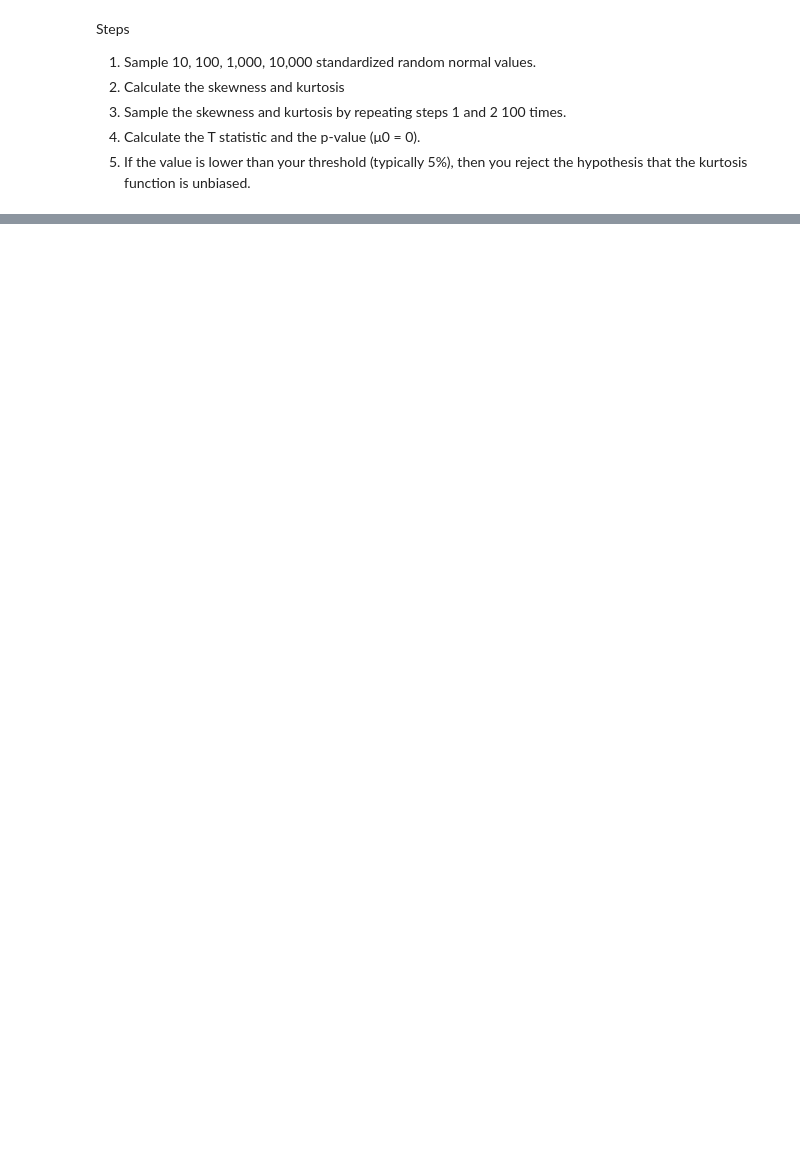
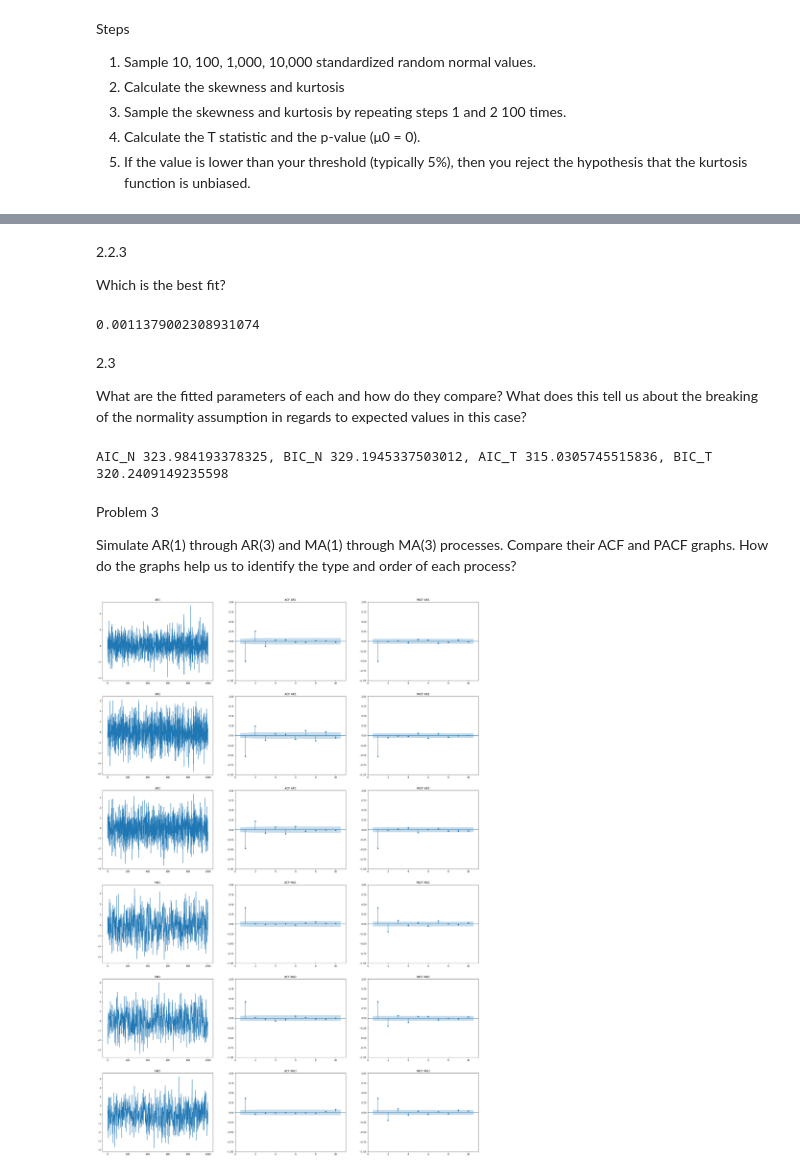
Before and after one commit to PWang23/Fintech545, a Jupyter notebook: Week02/Week2Project.ipynb, the cells around one changed output, grey strips where cells are left out. Drawn from its saved outputs; the diff is of its cells as text; code cells hidden in the pictures; blank space fills up the shorter version.

```diff
--- a/Week02/Week2Project.ipynb
+++ b/Week02/Week2Project.ipynb
@@ -57,0 +179,4 @@ Fail to reject the null hypothesis.
+# %% [markdown]
+2.2.3
+
+Which is the best fit?
@@ -57,0 +191,52 @@ Fail to reject the null hypothesis.
+# %%
+R_Square_Norm = R_Square(x, y, mle_norm_model.x[0], mle_norm_model.x[1])
+R_Square_T = R_Square(x, y, mle_t_model.x[0], mle_t_model.x[1])
+print(R_Square_Norm - R_Square_T)
+# %% [output]
+0.0011379002308931074
+# %% [markdown]
+2.3
+
+What are the fitted parameters of each and how do they compare? What does this tell us about the breaking of the normality assumption in regards to expected values in this case?
+# %%
+def info_criteria(n, k, L):
+    AIC = 2 * k + 2 * L
+    BIC = k * np.log(n) + 2 * L
+    return AIC, BIC
+
+AIC_N, BIC_N = info_criteria(len(x), 2, mle_norm_model.fun)
+AIC_T, BIC_T = info_criteria(len(x), 2, mle_t_model.fun)
+
+print("AIC_N {}, BIC_N {}, AIC_T {}, BIC_T {}" .format(AIC_N, BIC_N, AIC_T, BIC_T))
+# %% [output]
+AIC_N 323.984193378325, BIC_N 329.1945337503012, AIC_T 315.0305745515836, BIC_T 320.2409149235598
+# %% [markdown]
+Problem 3
+
+Simulate AR(1) through AR(3) and MA(1) through MA(3) processes. Compare their ACF and PACF graphs. How do the graphs help us to identify the type and order of each process?
+# %%
+AR1 = sm.tsa.arma_generate_sample(ar=[1,0.5], ma=[1], nsample=1000)
+AR2 = sm.tsa.arma_generate_sample(ar=[1,0.5], ma=[1], nsample=1000)
+AR3 = sm.tsa.arma_generate_sample(ar=[1,0.5], ma=[1], nsample=1000)
+MA1 = sm.tsa.arma_generate_sample(ar=[1], ma=[1,0.5], nsample=1000)
+MA2 = sm.tsa.arma_generate_sample(ar=[1], ma=[1,0.5], nsample=1000)
+MA3 = sm.tsa.arma_generate_sample(ar=[1], ma=[1,0.5], nsample=1000)
+
+fig, axs = plt.subplots(6, 3, figsize=(30,45))
+for i, data in enumerate([AR1, AR2, AR3]):
+    axs[i, 0].plot(data)
+    sm.graphics.tsa.plot_acf(data, lags=10, zero=False, ax=axs[i, 1])
+    sm.graphics.tsa.plot_pacf(data, lags=10, zero=False, ax=axs[i, 2])
+    axs[i, 0].set_title(f'AR{i+1}')
+    axs[i, 1].set_title(f'ACF AR{i+1}')
+    axs[i, 2].set_title(f'PACF AR{i+1}')
+
+for i, data in enumerate([MA1, MA2, MA3]):
+    axs[i + 3, 0].plot(data)
+    sm.graphics.tsa.plot_acf(data, lags=10, zero=False, ax=axs[i + 3, 1])
+    sm.graphics.tsa.plot_pacf(data, lags=10, zero=False, ax=axs[i + 3, 2])
+    axs[i + 3, 0].set_title(f'MA{i+1}')
+    axs[i + 3, 1].set_title(f'ACF MA{i+1}')
+    axs[i + 3, 2].set_title(f'PACF MA{i+1}')
+# %% [output]
+[figure, added]
```
Also changed, not shown: parts of 12 cells of this notebook.
